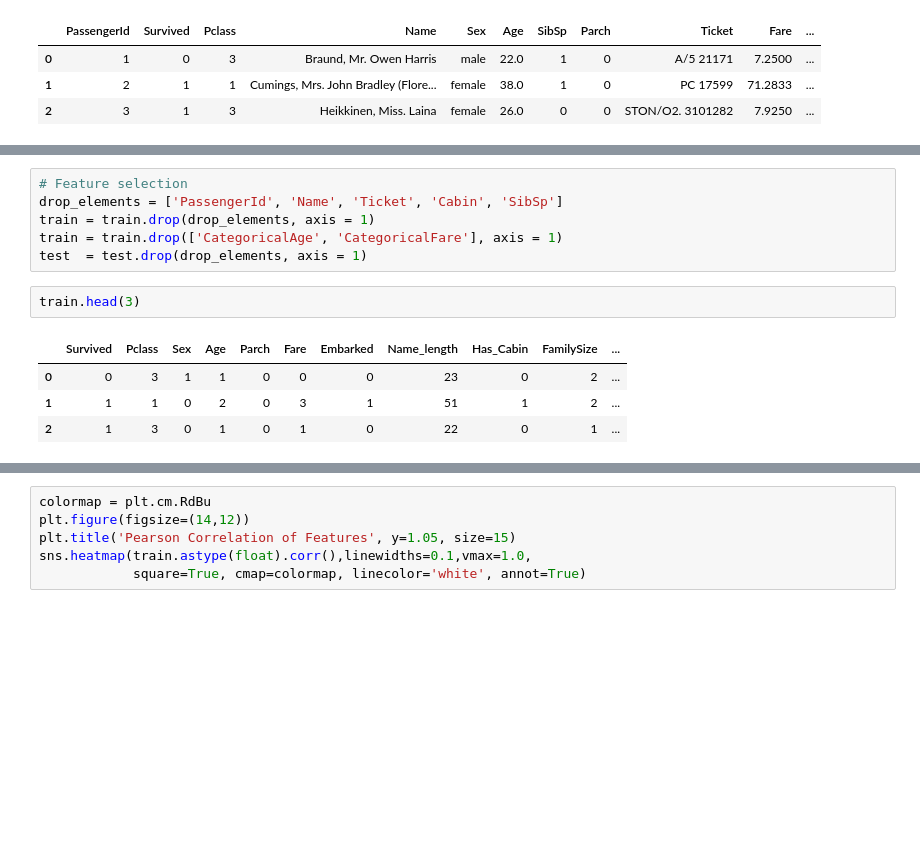
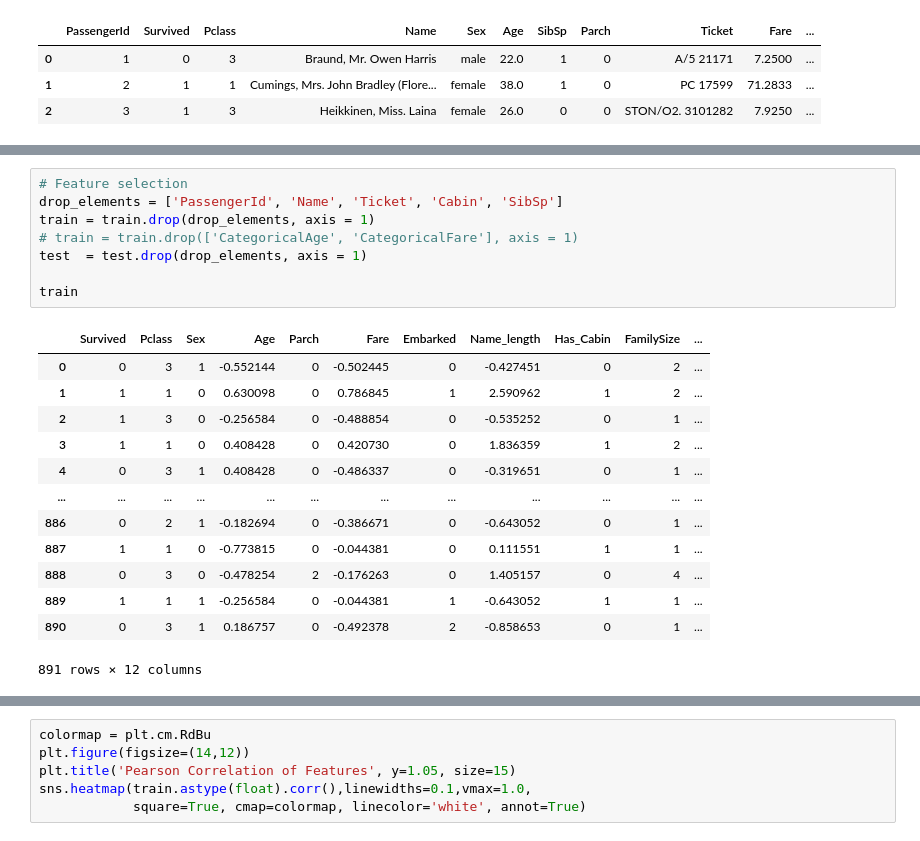
Before and after one commit to SlavaP93/MyProject1, a Jupyter notebook: DataML/10/jun_ml_kaggle_hw.ipynb, the cells around one changed output, grey strips where cells are left out. Drawn from its saved outputs; the diff is of its cells as text; blank space fills up the shorter version.

```diff
--- a/DataML/10/jun_ml_kaggle_hw.ipynb
+++ b/DataML/10/jun_ml_kaggle_hw.ipynb
@@ -110,13 +166,22 @@ for dataset in full_data:
 # %%
 # Feature selection
 drop_elements = ['PassengerId', 'Name', 'Ticket', 'Cabin', 'SibSp']
 train = train.drop(drop_elements, axis = 1)
-train = train.drop(['CategoricalAge', 'CategoricalFare'], axis = 1)
+# train = train.drop(['CategoricalAge', 'CategoricalFare'], axis = 1)
 test  = test.drop(drop_elements, axis = 1)
+
+train
+# %% [output]
+|  | Survived | Pclass | Sex | Age | Parch | Fare | Embarked | Name_length | Has_Cabin | FamilySize | ... |
+| 0 | 0 | 3 | 1 | -0.552144 | 0 | -0.502445 | 0 | -0.427451 | 0 | 2 | ... |
+| 1 | 1 | 1 | 0 | 0.630098 | 0 | 0.786845 | 1 | 2.590962 | 1 | 2 | ... |
+| 2 | 1 | 3 | 0 | -0.256584 | 0 | -0.488854 | 0 | -0.535252 | 0 | 1 | ... |
+| 3 | 1 | 1 | 0 | 0.408428 | 0 | 0.420730 | 0 | 1.836359 | 1 | 2 | ... |
+| 4 | 0 | 3 | 1 | 0.408428 | 0 | -0.486337 | 0 | -0.319651 | 0 | 1 | ... |
+| ... | ... | ... | ... | ... | ... | ... | ... | ... | ... | ... | ... |
+| 886 | 0 | 2 | 1 | -0.182694 | 0 | -0.386671 | 0 | -0.643052 | 0 | 1 | ... |
+| 887 | 1 | 1 | 0 | -0.773815 | 0 | -0.044381 | 0 | 0.111551 | 1 | 1 | ... |
+| 888 | 0 | 3 | 0 | -0.478254 | 2 | -0.176263 | 0 | 1.405157 | 0 | 4 | ... |
+| 889 | 1 | 1 | 1 | -0.256584 | 0 | -0.044381 | 1 | -0.643052 | 1 | 1 | ... |
+| 890 | 0 | 3 | 1 | 0.186757 | 0 | -0.492378 | 2 | -0.858653 | 0 | 1 | ... |
+891 rows × 12 columns
-# %%
-train.head(3)
-# %% [output]
-|  | Survived | Pclass | Sex | Age | Parch | Fare | Embarked | Name_length | Has_Cabin | FamilySize | ... |
-| 0 | 0 | 3 | 1 | 1 | 0 | 0 | 0 | 23 | 0 | 2 | ... |
-| 1 | 1 | 1 | 0 | 2 | 0 | 3 | 1 | 51 | 1 | 2 | ... |
-| 2 | 1 | 3 | 0 | 1 | 0 | 1 | 0 | 22 | 0 | 1 | ... |
```
Also changed, not shown: parts of 21 cells of this notebook.
